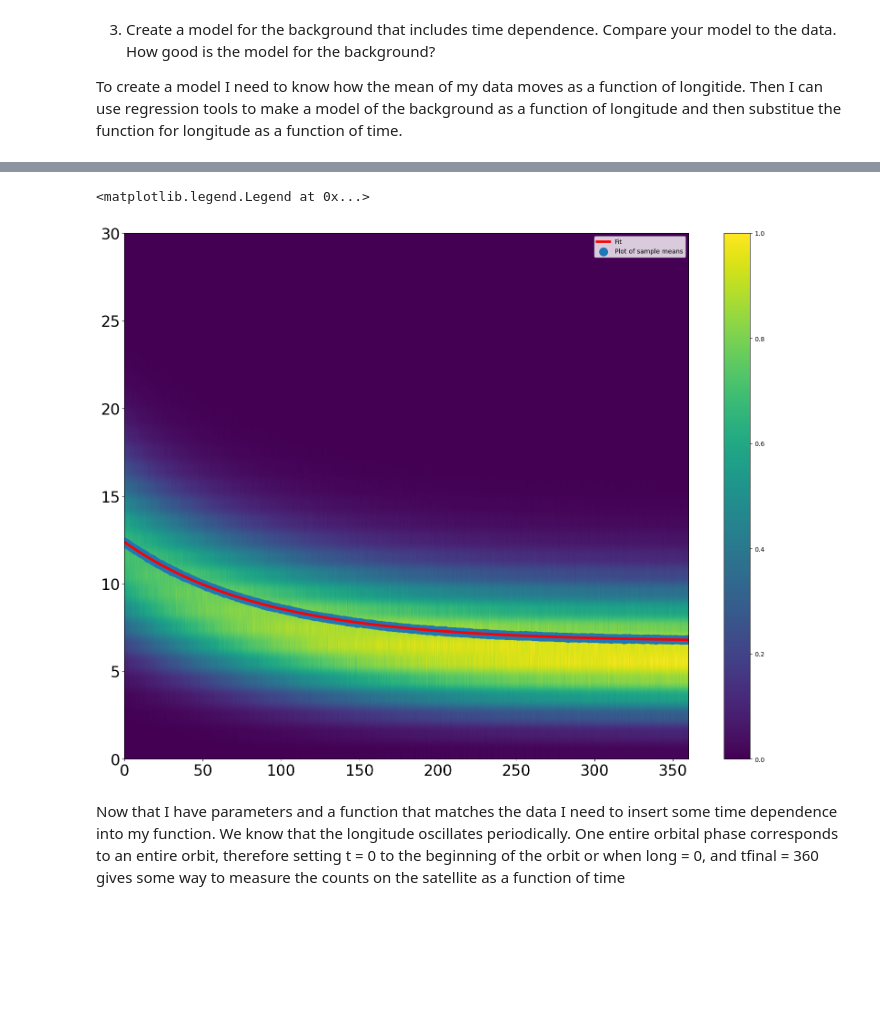
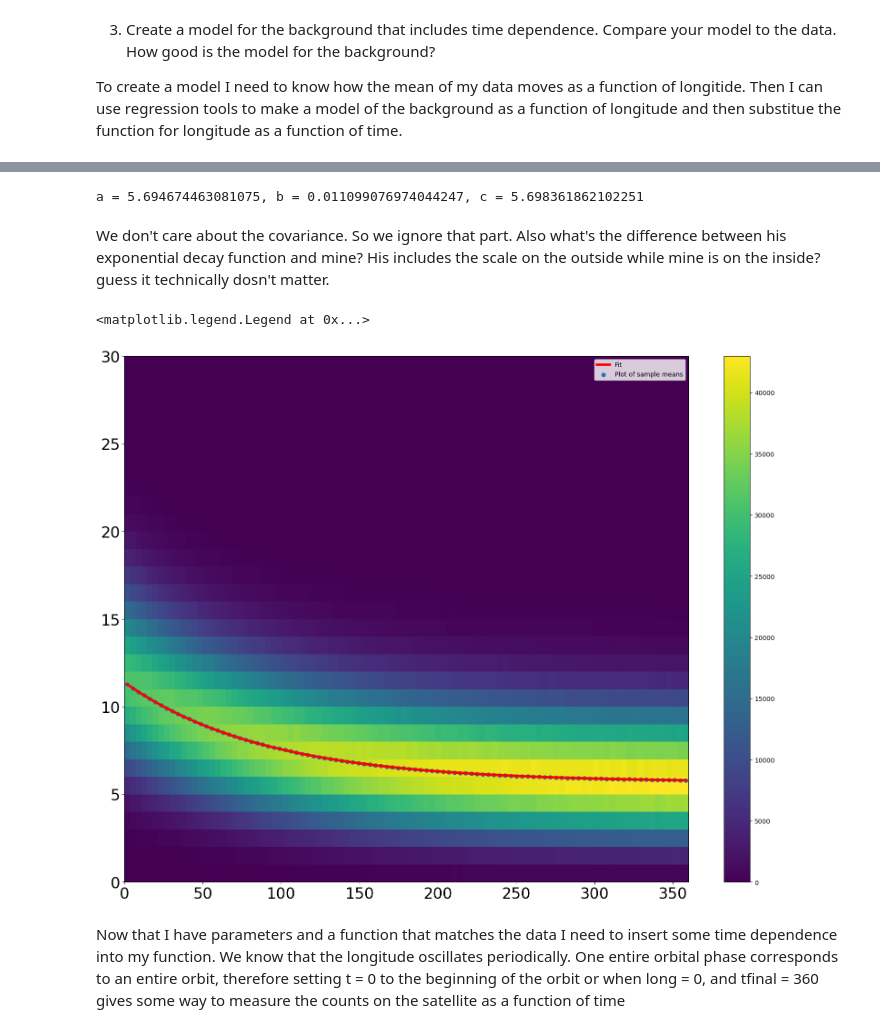
Before and after one commit to cmerrill11/Phys-434, a Jupyter notebook: Lab4.ipynb, the cells around one changed output, grey strips where cells are left out. Drawn from its saved outputs; the diff is of its cells as text; code cells hidden in the pictures; blank space fills up the shorter version.

```diff
--- a/Lab4.ipynb
+++ b/Lab4.ipynb
@@ -94,4 +100,4 @@ This graph shows the number count density per 3.6 degree intervals of longitude.
 
 To create a model I need to know how the mean of my data moves as a function of longitide. Then I can use regression tools to make a model of the background as a function of longitude and then substitue the function for longitude as a function of time.
 # %%
-newdex = np.array([long - 315, counts])
+newLong = (long + 45) % 360 # Adding 45 and modulo by 360 ensures the "reset" at 315 is now at 0
@@ -106,0 +109,9 @@ H = H.T
+# %%
+H, xedge, yedge, img = plt.hist2d(newLong, counts, [100,30], [[0, 360],[0,30]])
+
+longBinCenters = (xedge[1:] + xedge[:-1]) / 2
+y = yedge[:-1]
+
+means = np.sum(np.matmul(H, np.diag(y)), axis = 1) / np.sum(H, axis = 1)
+plt.plot(longBinCenters, means, color='red', linewidth=2, label="Mean")
+plt.colorbar(img)
@@ -107,5 +131,10 @@ H = H.T
 # %%
-weights = np.arange(1,31)
-means = []
-for i in range(len(H[0,:])):
-    means.append(sum(H[:,i]*weights)/sum(H[:,i]))
+# weights = np.arange(0.5,30.)
+# means = []
+# for i in range(len(H[:,0])):
+#     means.append(sum(H[i,0]*weights)/sum(H[i,:]))
+
+"""
+The above is absolete, It was the method for calculating the mean before adopting Dathan's method
+I need to ask why his weights seem a little funny.
+"""
@@ -127,20 +144,25 @@ plt.colorbar()
 def function(x, a, b, c):
     return a * np.exp(-b * x) + c
 
-popt, pcov = scipy.optimize.curve_fit(function, np.arange(0,360,360/bins), means)
+[a, b, c], _ = scipy.optimize.curve_fit(function, longBinCenters, means)
+print("a = {}, b = {}, c = {}".format(a,b,c))
+# %% [output]
+a = 5.694674463081075, b = 0.011099076974044247, c = 5.698361862102251
+# %% [markdown]
+We don't care about the covariance. So we ignore that part. Also what's the difference between his exponential decay function and mine? His includes the scale on the outside while mine is on the inside? guess it technically dosn't matter.
 # %%
 plt.tick_params(labelsize = 24)
-plt.imshow(H, aspect ='auto', origin='lower',
-            extent=[xedges[0], xedges[-1], yedges[0], yedges[-1]])
-plt.scatter(np.arange(0,360,360/bins), means, linewidth = 8, label = "Plot of sample means")
-plt.colorbar()
-plt.plot(np.arange(0, 360, 360/bins),
-         function(np.arange(0, 360, 360/bins), popt[0], popt[1], popt[2]),
-         linewidth = 4, color = 'r', label = "Fit")
+
+plt.imshow(H.T, aspect ='auto', origin='lower',
+            extent=[xedge[0], xedge[-1], yedge[0], yedge[-1]])
+plt.scatter(longBinCenters, means, linewidth = 1, label = "Plot of sample means")
+plt.colorbar(img);
+plt.plot(longBinCenters, function(longBinCenters, a, b, c),
+          linewidth = 4, color = 'r', label = "Fit")
 plt.legend()
 # %% [output]
 <matplotlib.legend.Legend at 0x...>
-[figure, old version]
+[figure, new version]
 # %% [markdown]
 Now that I have parameters and a function that matches the data I need to insert some time dependence into my function. We know that the longitude oscillates periodically. One entire orbital phase corresponds to an entire orbit, therefore setting t = 0 to the beginning of the orbit or when long = 0, and tfinal = 360 gives some way to measure the counts on the satellite as a function of time
 # %%
```
Also changed, not shown: parts of 40 cells of this notebook.
